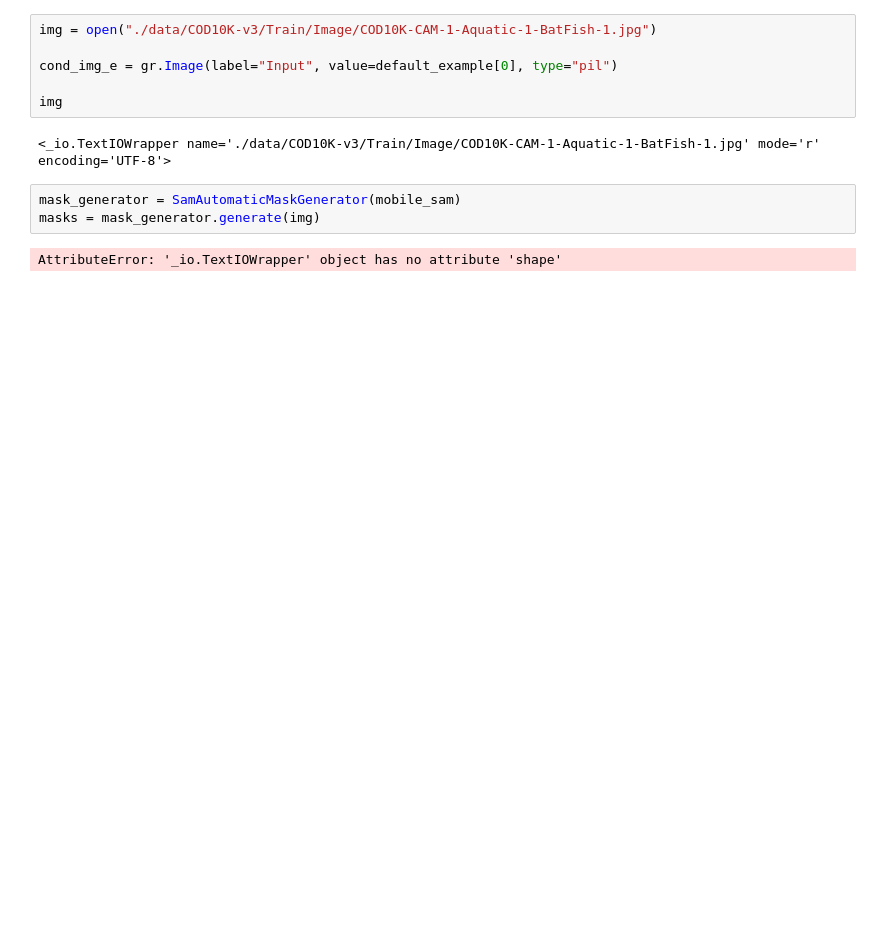
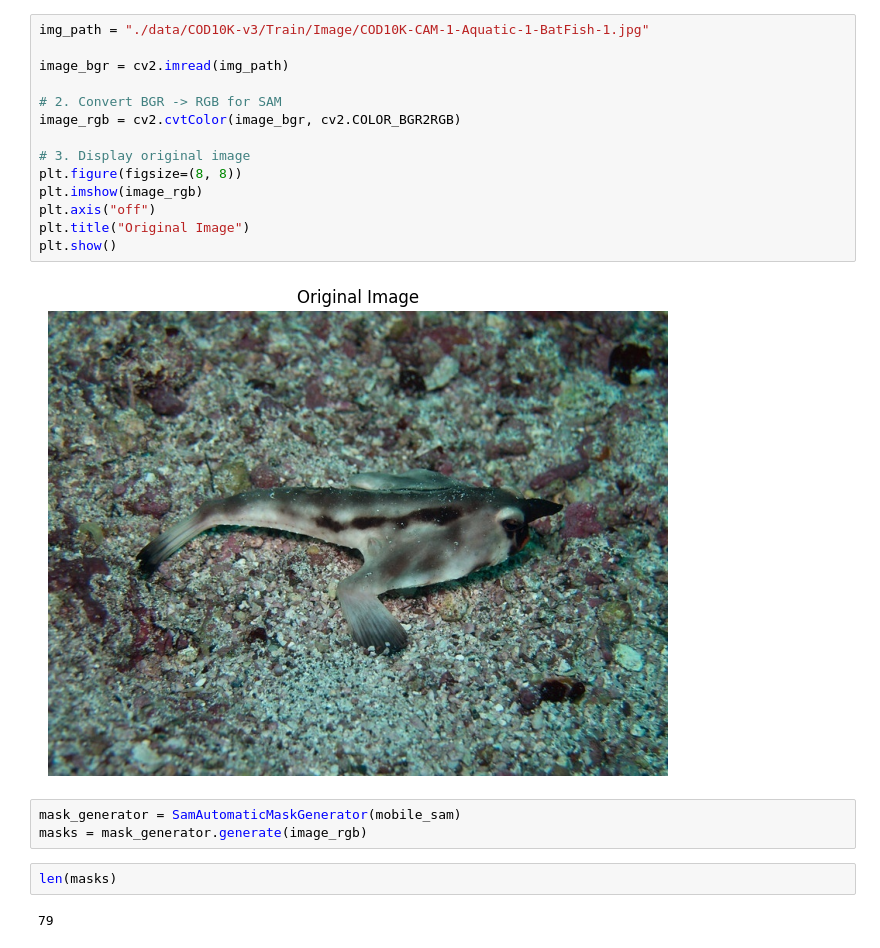
Before and after one commit to noahvide/mobileSam_adapter, a Jupyter notebook: main.ipynb, the cells around one changed output. Drawn from its saved outputs; the diff is of its cells as text; blank space fills up the shorter version.

```diff
--- a/main.ipynb
+++ b/main.ipynb
@@ -36,15 +38,25 @@ Sam(
   )
 )
 # %%
-img = open("./data/COD10K-v3/Train/Image/COD10K-CAM-1-Aquatic-1-BatFish-1.jpg")
+img_path = "./data/COD10K-v3/Train/Image/COD10K-CAM-1-Aquatic-1-BatFish-1.jpg"
 
-cond_img_e = gr.Image(label="Input", value=default_example[0], type="pil")
+image_bgr = cv2.imread(img_path)
 
-img
+# 2. Convert BGR -> RGB for SAM
+image_rgb = cv2.cvtColor(image_bgr, cv2.COLOR_BGR2RGB)
+
+# 3. Display original image
+plt.figure(figsize=(8, 8))
+plt.imshow(image_rgb)
+plt.axis("off")
+plt.title("Original Image")
+plt.show()
 # %% [output]
-<_io.TextIOWrapper name='./data/COD10K-v3/Train/Image/COD10K-CAM-1-Aquatic-1-BatFish-1.jpg' mode='r' encoding='UTF-8'>
+[figure, added]
 # %%
 mask_generator = SamAutomaticMaskGenerator(mobile_sam)
-masks = mask_generator.generate(img)
+masks = mask_generator.generate(image_rgb)
-# %% [output]
-AttributeError: '_io.TextIOWrapper' object has no attribute 'shape'
+# %%
+len(masks)
+# %% [output]
+79
```
Also changed, not shown: parts of 6 cells of this notebook, 1 other file.
